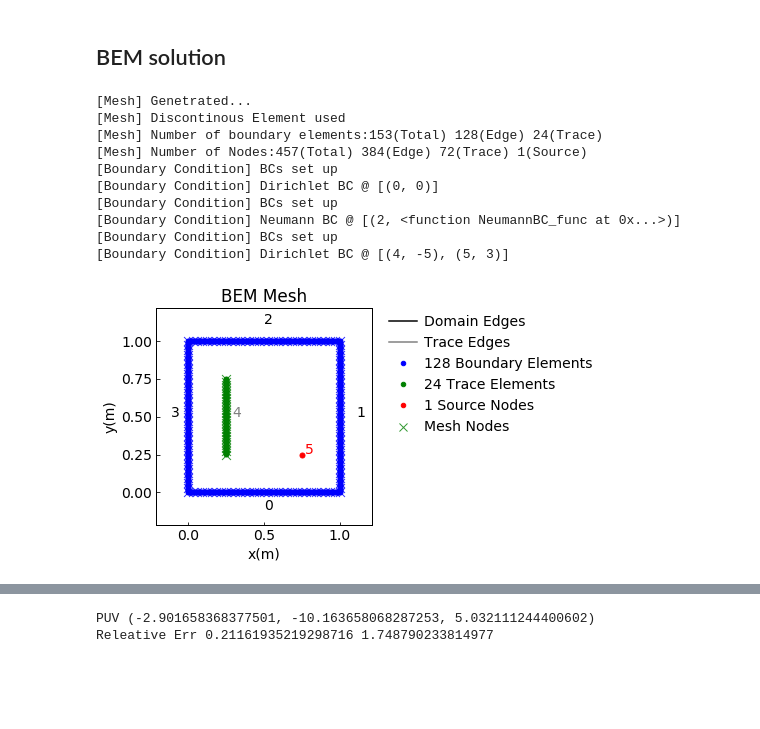
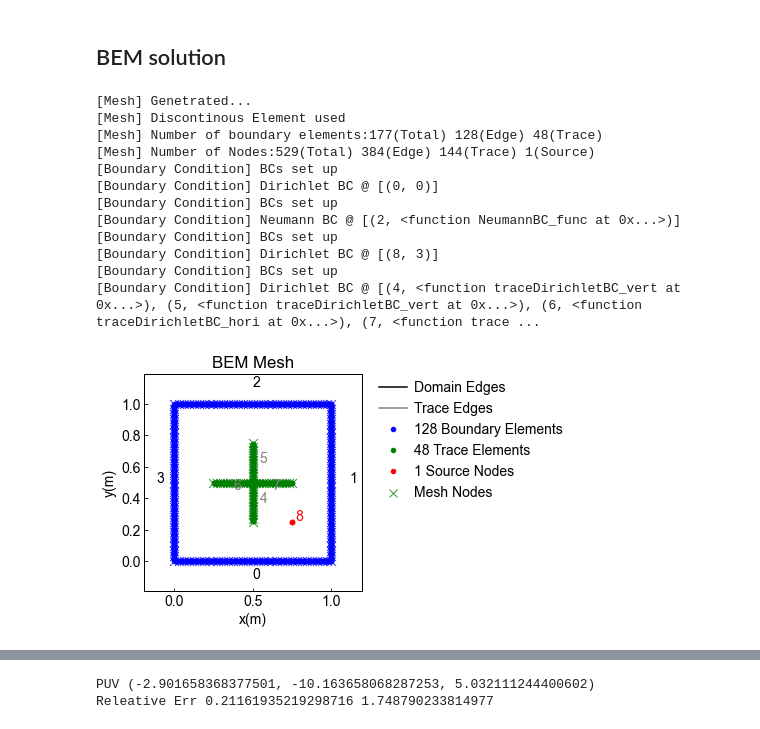
Before and after one commit to BinWang0213/PyDFN3D, a Jupyter notebook: Examples/Unit_Square_Sources.ipynb, the cells around one changed output, grey strips where cells are left out. Drawn from its saved outputs; the diff is of its cells as text; code cells hidden in the pictures; blank space fills up the shorter version.

Commit message:
make solver support func BC

```diff
--- a/Examples/Unit_Square_Sources.ipynb
+++ b/Examples/Unit_Square_Sources.ipynb
@@ -22,7 +22,9 @@ BEM_Case1=BEMpy.BEM2D()
 #1.Build Mesh-#Anti-clock wise for internal domain
 Boundary_vert=[(0.0, 0.0), (1.0, 0.0),(1.0,1.0),(0.0,1.0)]
 
-Trace_vert=[((0.25, 0.25), (0.25, 0.75))]
+Vertical_Trace = [ ((0.5, 0.25), (0.5, 0.5)),  ((0.5, 0.5), (0.5, 0.75)) ]
+Horizontal_Trace = [ ((0.25, 0.5), (0.5, 0.5)),  ((0.5, 0.5), (0.75, 0.5)) ]
+Trace_vert=Vertical_Trace+Horizontal_Trace
 
 Source_vert=[(0.75,0.25)]
 
@@ -35,40 +37,54 @@ BEM_Case1.set_Mesh(Boundary_vert,Trace_vert,Source_vert,element_esize,element_ts
 bc0=[(0,0)]
 BEM_Case1.set_BoundaryCondition(DirichletBC=bc0)
 
 import numpy as np
 def NeumannBC_func(Pts):
     #https://www.chegg.com/homework-help/questions-and-answers/2-solve-2d-steady-state-heat-conduction-equation-0-square-region-0-sx-s-1-0-sy-conditions--q24440992
     x,y=Pts[0],Pts[1]
     return 60*np.cos(4*np.pi*x)
 
 bc_func=[(2,NeumannBC_func)]
 BEM_Case1.set_BoundaryCondition(NeumannBC=bc_func,mode='func',update=1)
 
-bc_sources=[(4,-5),(5,3)]
+bc_sources=[(8,3)]
+BEM_Case1.set_BoundaryCondition(DirichletBC=bc_sources,update=1)
+
+def traceDirichletBC_hori(Pts):
+    x,y=Pts[0],Pts[1]
+    return -5-np.sin((x-0.25)*2*np.pi)
+
+
+def traceDirichletBC_vert(Pts):
+    x,y=Pts[0],Pts[1]
+    return -5-np.sin((y-0.25)*2*np.pi)
+
+bc_sources=[(4,traceDirichletBC_vert),(5,traceDirichletBC_vert),
+            (6,traceDirichletBC_hori),(7,traceDirichletBC_hori)]
 #bc_sources=[(4,-5)]
 #bc_sources=[]
-BEM_Case1.set_BoundaryCondition(DirichletBC=bc_sources,update=1)
-
+BEM_Case1.set_BoundaryCondition(DirichletBC=bc_sources,mode='func',update=1)
 
 #3.Set Domain Properties - permeability tensor
 BEM_Case1.SetProps(k=3,miu=2)
 
 #Check Mesh
 BEM_Case1.plot_Mesh()
 #Check Node,BC if necessary
 #BEM_Case1.Mesh.print_debug()
 # %% [output]
 [Mesh] Genetrated...
 [Mesh] Discontinous Element used
-[Mesh] Number of boundary elements:153(Total) 128(Edge) 24(Trace)
-[Mesh] Number of Nodes:457(Total) 384(Edge) 72(Trace) 1(Source)
+[Mesh] Number of boundary elements:177(Total) 128(Edge) 48(Trace)
+[Mesh] Number of Nodes:529(Total) 384(Edge) 144(Trace) 1(Source)
 [Boundary Condition] BCs set up
 [Boundary Condition] Dirichlet BC @ [(0, 0)]
 [Boundary Condition] BCs set up
 [Boundary Condition] Neumann BC @ [(2, <function NeumannBC_func at 0x...>)]
 [Boundary Condition] BCs set up
-[Boundary Condition] Dirichlet BC @ [(4, -5), (5, 3)]
+[Boundary Condition] Dirichlet BC @ [(8, 3)]
+[Boundary Condition] BCs set up
+[Boundary Condition] Dirichlet BC @ [(4, <function traceDirichletBC_vert at 0x...>), (5, <function traceDirichletBC_vert at 0x...>), (6, <function traceDirichletBC_hori at 0x...>), (7, <function trace ...
-[figure, old version]
+[figure, new version]
 # %%
 Ab=BEM_Case1.Solve()
 xx=BEM_Case1.PostProcess.plot_Solution()
```
Also changed, not shown: parts of 1 cell of this notebook, 7 other files.
